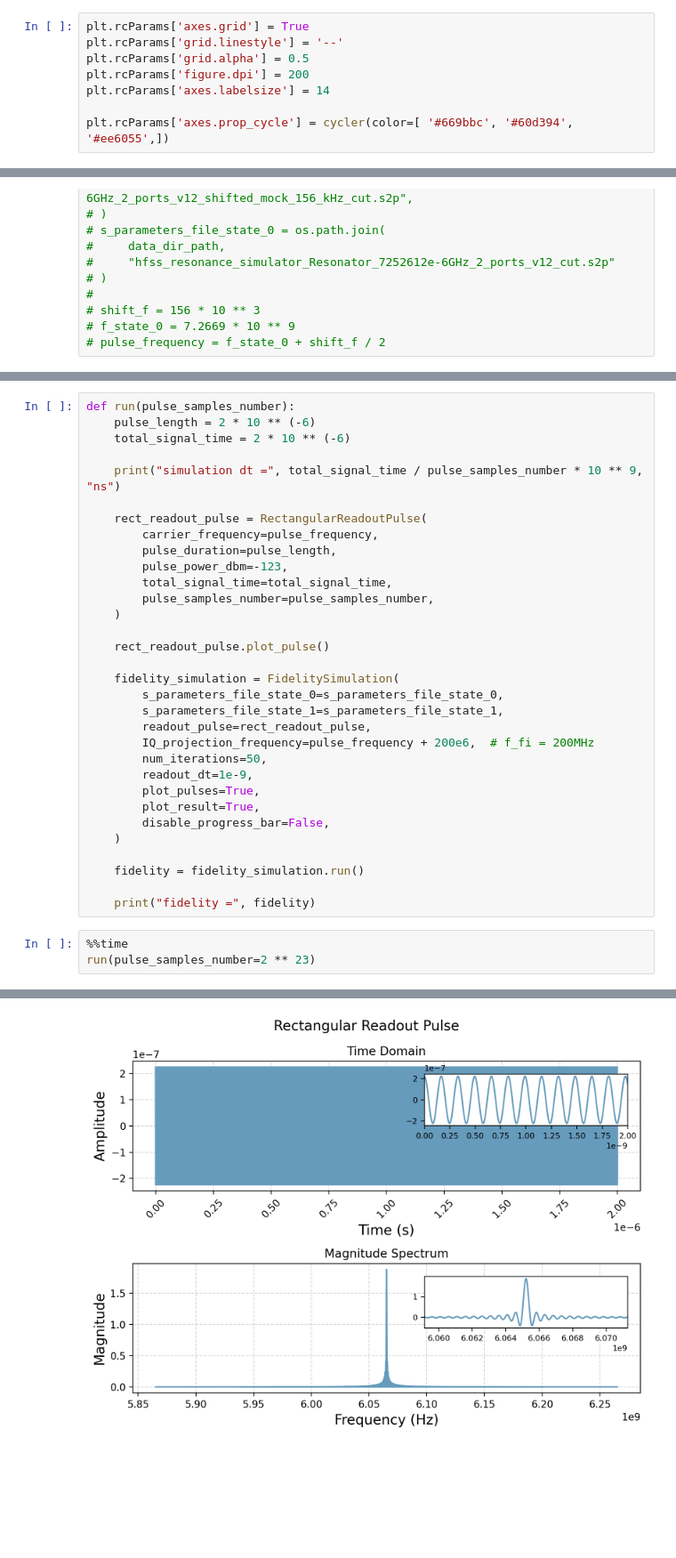
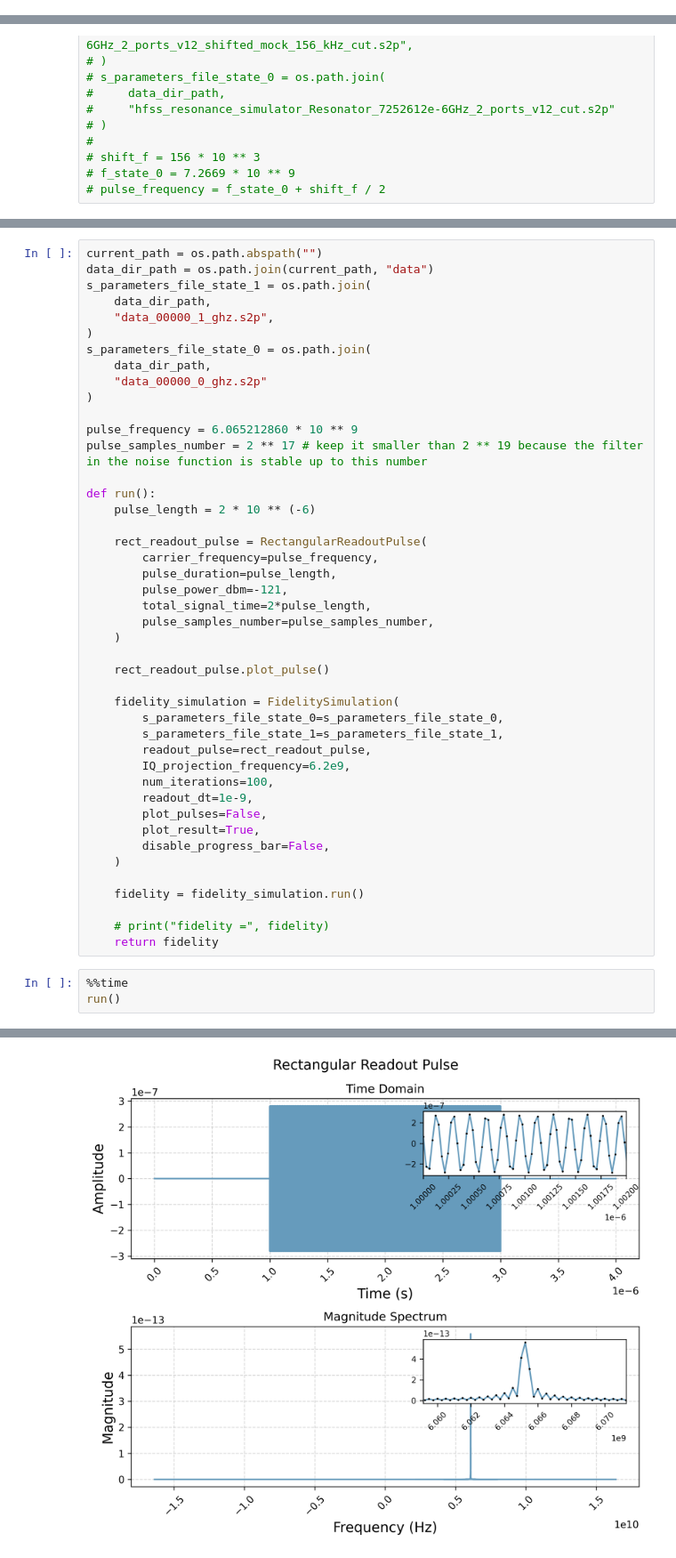
Before and after one commit to alexanderosherov/transmon_qubit_readout_simulation, a Jupyter notebook: fidelity_analysis/simple_fidelity_test.ipynb, the cells around one changed output, grey strips where cells are left out. Shown at 89% size. Saved outputs shown, nothing was run; the diff lists cells and outputs as text; blank space fills up the shorter version.

Commit message:
fix: fixed simulations data: added s-parameters data and some images

```diff
--- a/fidelity_analysis/simple_fidelity_test.ipynb
+++ b/fidelity_analysis/simple_fidelity_test.ipynb
@@ -8,11 +8,3 @@ import matplotx
-# %%
-plt.rcParams['axes.grid'] = True
-plt.rcParams['grid.linestyle'] = '--'
-plt.rcParams['grid.alpha'] = 0.5
-plt.rcParams['figure.dpi'] = 200
-plt.rcParams['axes.labelsize'] = 14
-
-plt.rcParams['axes.prop_cycle'] = cycler(color=[ '#669bbc', '#60d394', '#ee6055',])
 # %%
 # current_path = os.path.abspath("")
 # data_dir_path = os.path.join(current_path, "data")
@@ -44,15 +23,26 @@ pulse_frequency = 6.065212860 * 10 ** 9
 # %%
-def run(pulse_samples_number):
+current_path = os.path.abspath("")
+data_dir_path = os.path.join(current_path, "data")
+s_parameters_file_state_1 = os.path.join(
+    data_dir_path,
+    "data_00000_1_ghz.s2p",
+)
+s_parameters_file_state_0 = os.path.join(
+    data_dir_path,
+    "data_00000_0_ghz.s2p"
+)
+
+pulse_frequency = 6.065212860 * 10 ** 9
+pulse_samples_number = 2 ** 17 # keep it smaller than 2 ** 19 because the filter in the noise function is stable up to this number
+
+def run():
     pulse_length = 2 * 10 ** (-6)
-    total_signal_time = 2 * 10 ** (-6)
-
-    print("simulation dt =", total_signal_time / pulse_samples_number * 10 ** 9, "ns")
 
     rect_readout_pulse = RectangularReadoutPulse(
         carrier_frequency=pulse_frequency,
         pulse_duration=pulse_length,
-        pulse_power_dbm=-123,
-        total_signal_time=total_signal_time,
+        pulse_power_dbm=-121,
+        total_signal_time=2*pulse_length,
         pulse_samples_number=pulse_samples_number,
     )
 
@@ -62,18 +52,19 @@ def run(pulse_samples_number):
         s_parameters_file_state_0=s_parameters_file_state_0,
         s_parameters_file_state_1=s_parameters_file_state_1,
         readout_pulse=rect_readout_pulse,
-        IQ_projection_frequency=pulse_frequency + 200e6,  # f_fi = 200MHz
-        num_iterations=50,
+        IQ_projection_frequency=6.2e9,
+        num_iterations=100,
         readout_dt=1e-9,
-        plot_pulses=True,
+        plot_pulses=False,
         plot_result=True,
         disable_progress_bar=False,
     )
 
     fidelity = fidelity_simulation.run()
 
-    print("fidelity =", fidelity)
+    # print("fidelity =", fidelity)
+    return fidelity
 # %%
 %%time
-run(pulse_samples_number=2 ** 23)
+run()
 # %% [output]
@@ -81 +71 @@ simulation dt = 0.0002384185791015625 ns
-[figure, old version]
+[figure, new version]
```
Also changed, not shown: parts of 7 cells of this notebook, 16 other files.
